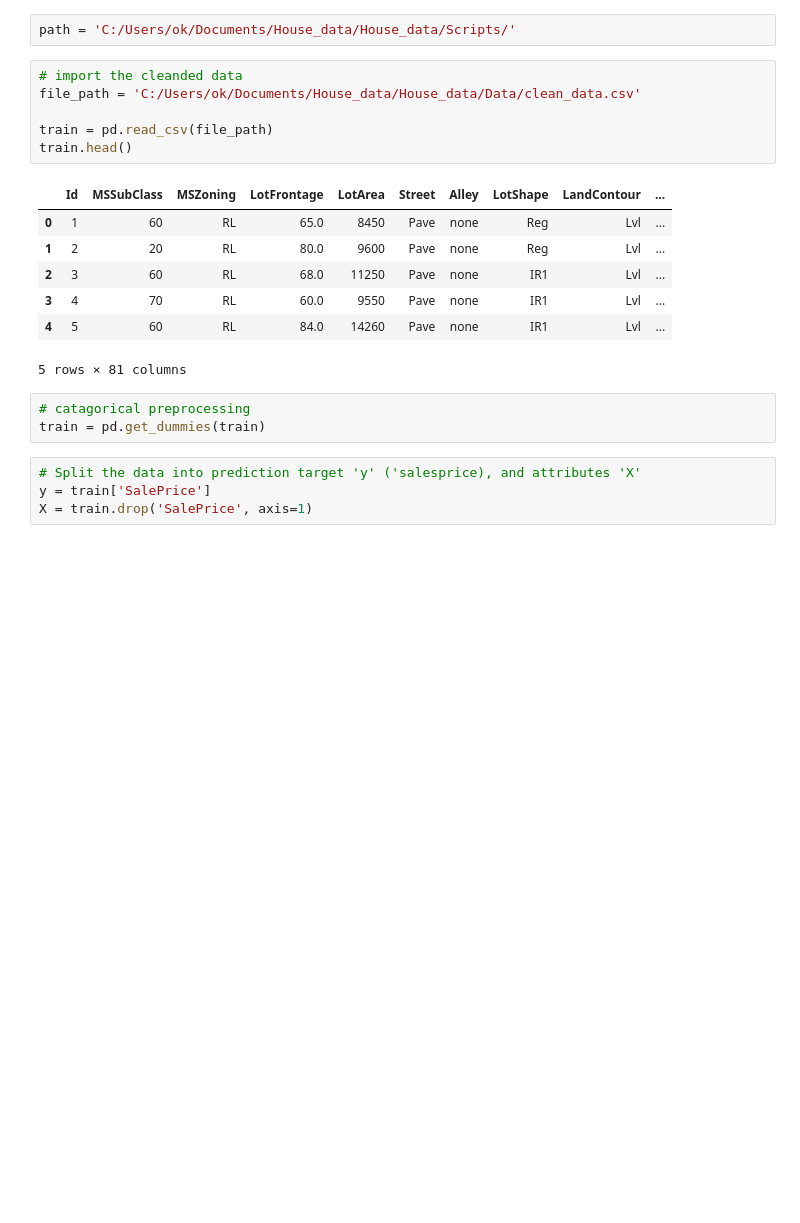
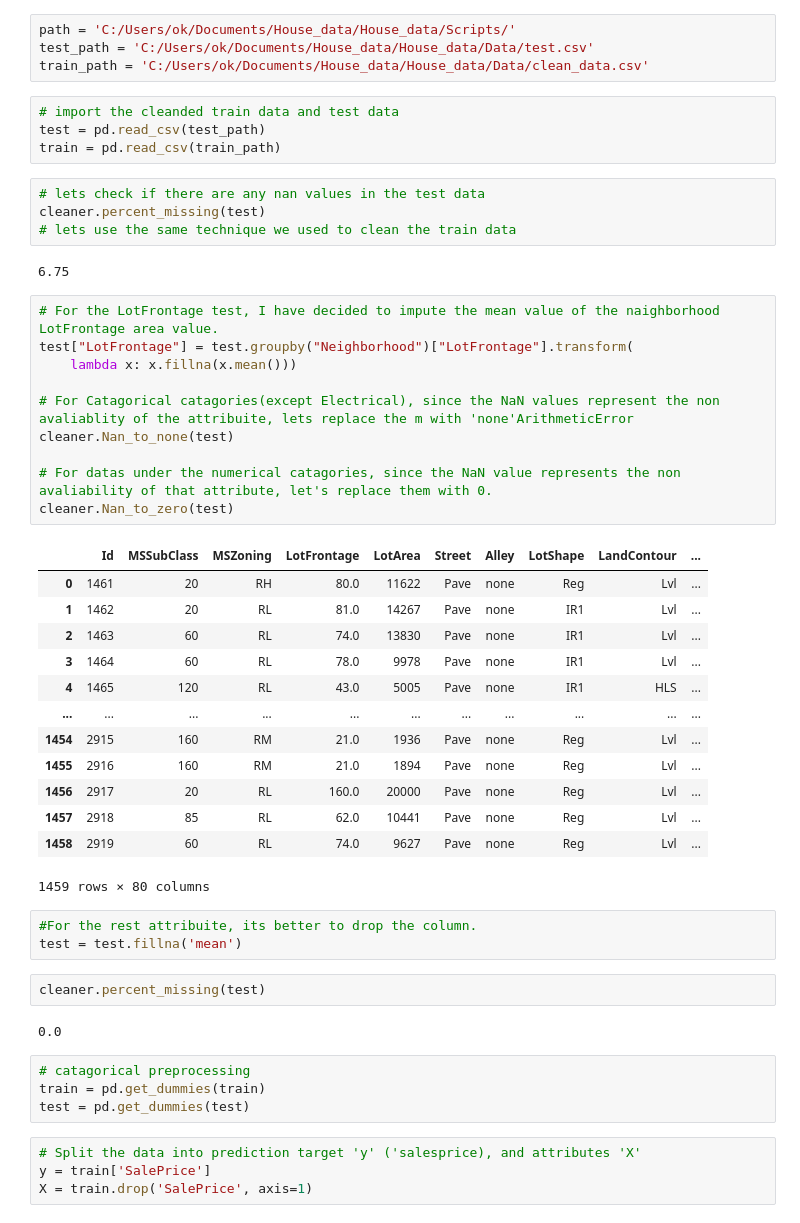
Before and after one commit to Keriii/House_data, a Jupyter notebook: notebook/prediction_model.ipynb, the cells around one changed output. Cells and saved outputs as stored; diff of their text form; blank space fills up the shorter version.

```diff
--- a/notebook/prediction_model.ipynb
+++ b/notebook/prediction_model.ipynb
@@ -11,25 +15,55 @@ import sys
 sys.path.append(path)
 import Data_cleaner
 cleaner = Data_cleaner.data_cleaner()
-# %%
-path = 'C:/Users/ok/Documents/House_data/House_data/Scripts/'
-# %%
-# import the cleanded data
-file_path = 'C:/Users/ok/Documents/House_data/House_data/Data/clean_data.csv'
-
-train = pd.read_csv(file_path)
-train.head()
-# %% [output]
-|  | Id | MSSubClass | MSZoning | LotFrontage | LotArea | Street | Alley | LotShape | LandContour | ... |
-| 0 | 1 | 60 | RL | 65.0 | 8450 | Pave | none | Reg | Lvl | ... |
-| 1 | 2 | 20 | RL | 80.0 | 9600 | Pave | none | Reg | Lvl | ... |
-| 2 | 3 | 60 | RL | 68.0 | 11250 | Pave | none | IR1 | Lvl | ... |
-| 3 | 4 | 70 | RL | 60.0 | 9550 | Pave | none | IR1 | Lvl | ... |
-| 4 | 5 | 60 | RL | 84.0 | 14260 | Pave | none | IR1 | Lvl | ... |
-5 rows × 81 columns
+# %%
+path = 'C:/Users/ok/Documents/House_data/House_data/Scripts/'
+test_path = 'C:/Users/ok/Documents/House_data/House_data/Data/test.csv'
+train_path = 'C:/Users/ok/Documents/House_data/House_data/Data/clean_data.csv'
+# %%
+# import the cleanded train data and test data
+test = pd.read_csv(test_path)
+train = pd.read_csv(train_path)
+# %%
+# lets check if there are any nan values in the test data
+cleaner.percent_missing(test)
+# lets use the same technique we used to clean the train data
+# %% [output]
+6.75
+# %%
+# For the LotFrontage test, I have decided to impute the mean value of the naighborhood LotFrontage area value.
+test["LotFrontage"] = test.groupby("Neighborhood")["LotFrontage"].transform(
+    lambda x: x.fillna(x.mean()))
+
+# For Catagorical catagories(except Electrical), since the NaN values represent the non avaliablity of the attribuite, lets replace the m with 'none'ArithmeticError
+cleaner.Nan_to_none(test)
+
+# For datas under the numerical catagories, since the NaN value represents the non avaliability of that attribute, let's replace them with 0.
+cleaner.Nan_to_zero(test)
+# %% [output]
+|  | Id | MSSubClass | MSZoning | LotFrontage | LotArea | Street | Alley | LotShape | LandContour | ... |
+| 0 | 1461 | 20 | RH | 80.0 | 11622 | Pave | none | Reg | Lvl | ... |
+| 1 | 1462 | 20 | RL | 81.0 | 14267 | Pave | none | IR1 | Lvl | ... |
+| 2 | 1463 | 60 | RL | 74.0 | 13830 | Pave | none | IR1 | Lvl | ... |
+| 3 | 1464 | 60 | RL | 78.0 | 9978 | Pave | none | IR1 | Lvl | ... |
+| 4 | 1465 | 120 | RL | 43.0 | 5005 | Pave | none | IR1 | HLS | ... |
+| ... | ... | ... | ... | ... | ... | ... | ... | ... | ... | ... |
+| 1454 | 2915 | 160 | RM | 21.0 | 1936 | Pave | none | Reg | Lvl | ... |
+| 1455 | 2916 | 160 | RM | 21.0 | 1894 | Pave | none | Reg | Lvl | ... |
+| 1456 | 2917 | 20 | RL | 160.0 | 20000 | Pave | none | Reg | Lvl | ... |
+| 1457 | 2918 | 85 | RL | 62.0 | 10441 | Pave | none | Reg | Lvl | ... |
+| 1458 | 2919 | 60 | RL | 74.0 | 9627 | Pave | none | Reg | Lvl | ... |
+1459 rows × 80 columns
+# %%
+#For the rest attribuite, its better to drop the column.
+test = test.fillna('mean')
+# %%
+cleaner.percent_missing(test)
+# %% [output]
+0.0
 # %%
 # catagorical preprocessing
 train = pd.get_dummies(train)
+test = pd.get_dummies(test)
 # %%
 # Split the data into prediction target 'y' ('salesprice), and attributes 'X'
 y = train['SalePrice']
```
Also changed, not shown: parts of 10 cells of this notebook, 1 other file.
